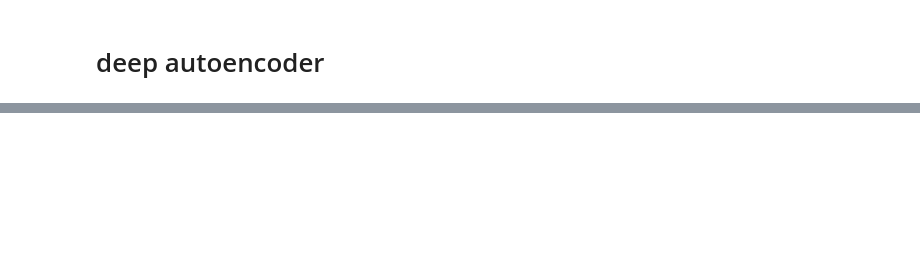
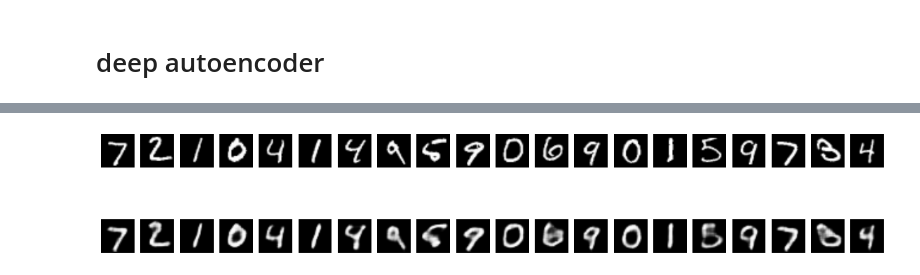
Before and after one commit to queirozfcom/auto-tagger, a Jupyter notebook: notebooks/Sandbox/Building_Autoencoders_in_Keras.ipynb, the cells around one changed output, grey strips where cells are left out. Drawn from its saved outputs; the diff is of its cells as text; code cells hidden in the pictures; blank space fills up the shorter version.

```diff
--- a/notebooks/Sandbox/Building_Autoencoders_in_Keras.ipynb
+++ b/notebooks/Sandbox/Building_Autoencoders_in_Keras.ipynb
@@ -220,0 +217,41 @@ plt.show()
+# %%
+encoded = None
+decoded = None
+
+input_img = Input(shape=(1,28,28))
+x = Convolution2D(16,3,3, activation='relu', border_mode='same')(input_img)
+x = MaxPooling2D((2,2), border_mode='same')(x)
+x = Convolution2D(8,3,3, activation='relu', border_mode='same')(x)
+x = MaxPooling2D((2,2), border_mode='same')(x)
+x = Convolution2D(8,3,3, activation='relu', border_mode='same')(x)
+
+encoded = MaxPooling2D((2,2),border_mode='same')(x)
+
+# at this point the representation has 8 x 4 x 4 = 128 dimensions
+x = Convolution2D(8,3,3,activation='relu',border_mode='same')(encoded)
+x = UpSampling2D((2,2))(x)
+x = Convolution2D(8,3,3, activation='relu', border_mode='same')(x)
+x = UpSampling2D((2,2))(x)
+x = Convolution2D(16,3,3, activation='relu')(x)
+x = UpSampling2D((2,2))(x)
+
+decoded = Convolution2D(1,3,3, activation='sigmoid', border_mode='same')(x)
+
+autoencoder = Model(input_img,decoded)
+autoencoder.compile(optimizer='adadelta',loss='binary_crossentropy')
+
+(x_train, _), (x_test, _) = mnist.load_data()
+
+x_train = x_train.astype('float32') / 255.
+x_test = x_test.astype('float32') / 255.
+x_train = np.reshape(x_train, (len(x_train), 1, 28, 28))
+x_test = np.reshape(x_test, (len(x_test), 1, 28, 28))
+
+# the tutorial suggests we use tensorflow but I'll use theano
+
+autoencoder.fit(x_train,x_train,
+            verbose=2,
+            nb_epoch=10,
+            batch_size=128,
+            shuffle=True,
+            validation_data=(x_test,x_test))
@@ -220,0 +277,6 @@ plt.show()
+# %%
+decoded_imgs = autoencoder.predict(x_test)
+# %%
+plot_imgs(decoded_imgs)
+# %% [output]
+[figure, added]
```
Also changed, not shown: parts of 11 cells of this notebook.
